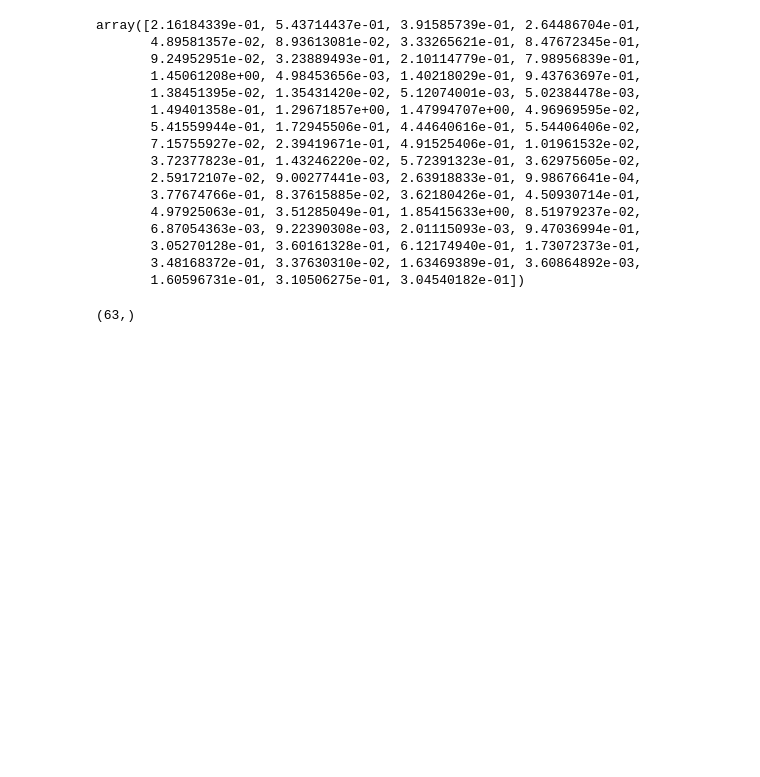
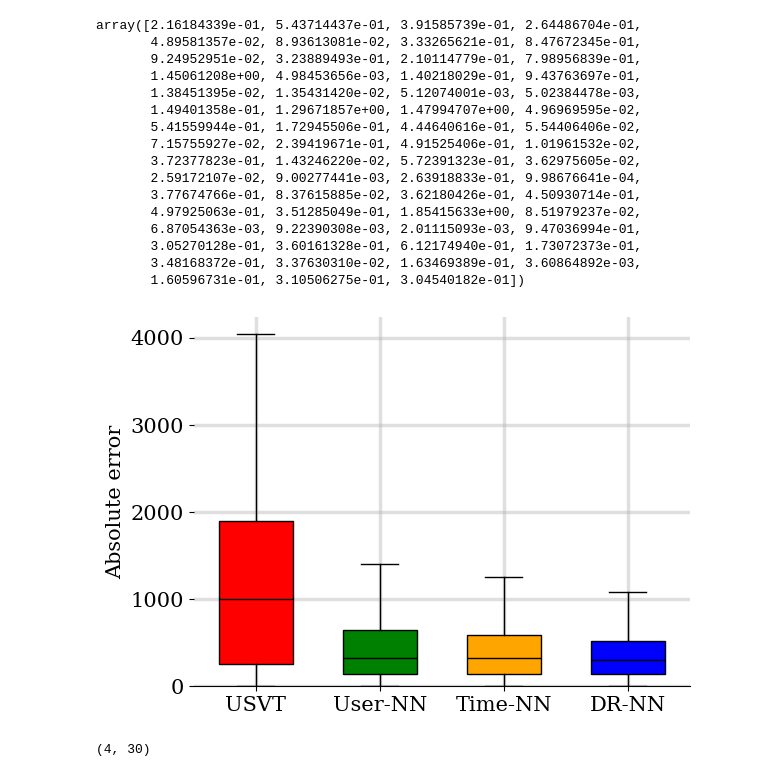
Before and after one commit to calebchin/DRNN, a Jupyter notebook: drnn_sims.ipynb, the cells around one changed output. Saved outputs shown, nothing was run; the diff lists cells and outputs as text; code cells hidden in the pictures; blank space fills up the shorter version.

```diff
--- a/drnn_sims.ipynb
+++ b/drnn_sims.ipynb
@@ -614,0 +655,55 @@ array([2.16184339e-01, 5.43714437e-01, 3.91585739e-01, 2.64486704e-01,
+# %%
+drnn_errs = np.load('heartsteps_a0_drnn_err.npy')
+user_nn_errs = np.load('heartsteps_a0_unit_err.npy')
+time_nn_errs = np.load('heartsteps_a0_time_err.npy')
+usvt_errs = np.load('heartsteps_a0_usvt_err.npy')
+# %%
+import matplotlib.pyplot as plt
+import numpy as np
+
+# Sample data (replace with your actual data)
+usvt_data = usvt_errs  # Replace with your actual USVT data
+user_nn_data = user_nn_errs  # Replace with your actual User-NN data
+time_nn_data = time_nn_errs # Replace with your actual Time-NN data
+dr_nn_data = drnn_errs  # Replace with your actual DR-NN data
+
+# Combine data into a list for plotting
+data = [usvt_data, user_nn_data, time_nn_data, dr_nn_data]
+
+# Set up the plot
+plt.figure()
+
+# Create boxplot
+box = plt.boxplot(data, patch_artist=True, widths=0.6, showfliers=False)
+
+# Customizing colors for each boxplot
+colors = ['red', 'green', 'orange', 'blue']
+for patch, color in zip(box['boxes'], colors):
+    patch.set_facecolor(color)
+
+for median in box['medians']:
+    median.set_color('black')
+# Set y-axis limit
+#plt.ylim(0, 0.4)
+plt.ylim(0, None)
+
+# Add labels and title
+plt.xticks([1, 2, 3, 4], ['USVT', 'User-NN', 'Time-NN', 'DR-NN'], fontsize=15)
+plt.ylabel(r'Absolute error', fontsize=15)
+#plt.title(r'Variation of error across users  $(N = T = 128, \; 1 \; \text{Trial})$', fontsize=20)
+
+ax1 = plt.gca()
+ax1.spines['top'].set_visible(False)
+ax1.spines['right'].set_visible(False)
+ax1.spines['left'].set_visible(False)
+ax1.grid(True, alpha=0.4)
+
+plt.xlabel(r'', fontsize=15)
+
+# Customize grid lines
+# plt.grid(True, which="both", linestyle='--', linewidth=0.5)
+
+# Show the plot
+plt.savefig("drnn_variation_abs_error_heartsteps_a1.pdf", bbox_inches = "tight")
+# %% [output]
+[figure, added]
@@ -615,4 +712,4 @@ array([2.16184339e-01, 5.43714437e-01, 3.91585739e-01, 2.64486704e-01,
 # %%
-user_nn_errs.shape
+unit_err_ssplit.shape
 # %% [output]
-(63,)
+(4, 30)
```
Also changed, not shown: parts of 17 cells of this notebook, 6 other files.
